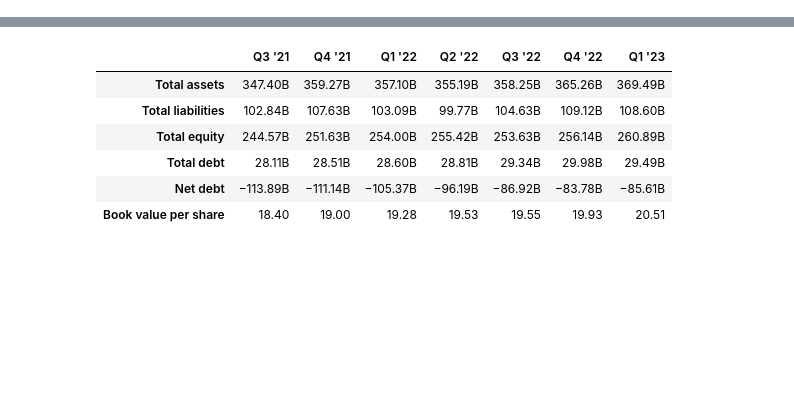
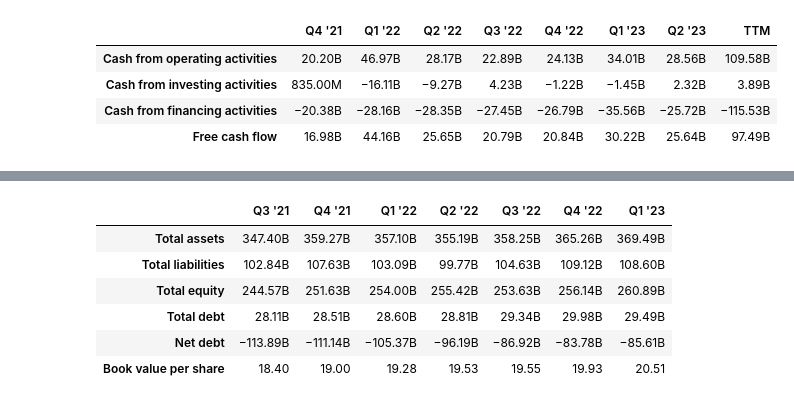
Before and after one commit to JPcooldev/trading-view-scrape, a Jupyter notebook: test.ipynb, the cells around one changed output, grey strips where cells are left out. Saved outputs shown, nothing was run; the diff lists cells and outputs as text; code cells hidden in the pictures; blank space fills up the shorter version.

```diff
--- a/test.ipynb
+++ b/test.ipynb
@@ -25 +39,9 @@ apple.incomestatement
+# %%
+apple.cashflow_
+# %% [output]
+|  | Q4 '21 | Q1 '22 | Q2 '22 | Q3 '22 | Q4 '22 | Q1 '23 | Q2 '23 | TTM |
+| Cash from operating activities | 20.20B | 46.97B | 28.17B | 22.89B | 24.13B | 34.01B | 28.56B | 109.58B |
+| Cash from investing activities | 835.00M | −16.11B | −9.27B | 4.23B | −1.22B | −1.45B | 2.32B | 3.89B |
+| Cash from financing activities | −20.38B | −28.16B | −28.35B | −27.45B | −26.79B | −35.56B | −25.72B | −115.53B |
+| Free cash flow | 16.98B | 44.16B | 25.65B | 20.79B | 20.84B | 30.22B | 25.64B | 97.49B |
 # %%
```
Also changed, not shown: parts of 17 cells of this notebook, 2 other files.
